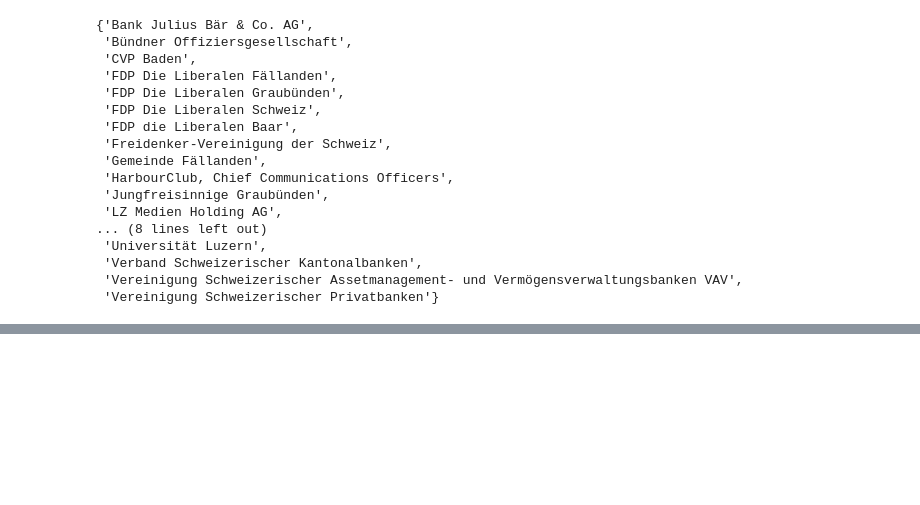
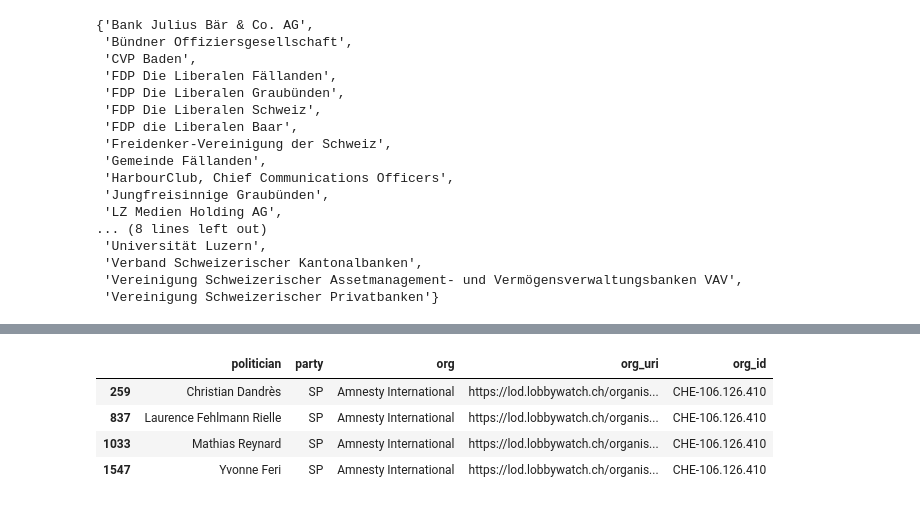
Before and after one commit to zazuko/lined-lobbysts, a Jupyter notebook: main.ipynb, the cells around one changed output, grey strips where cells are left out. Drawn from its saved outputs; the diff is of its cells as text; code cells hidden in the pictures; blank space fills up the shorter version.

```diff
--- a/main.ipynb
+++ b/main.ipynb
@@ -425,0 +469,8 @@ lobbysts.sort_values(by="total", ascending = False)[0:10]
+# %%
+indirect_influence[(indirect_influence["party"] == party) & (indirect_influence["org"] == company)]
+# %% [output]
+|  | politician | party | org | org_uri | org_id |
+| 259 | Christian Dandrès | SP | Amnesty International | https://lod.lobbywatch.ch/organis... | CHE-106.126.410 |
+| 837 | Laurence Fehlmann Rielle | SP | Amnesty International | https://lod.lobbywatch.ch/organis... | CHE-106.126.410 |
+| 1033 | Mathias Reynard | SP | Amnesty International | https://lod.lobbywatch.ch/organis... | CHE-106.126.410 |
+| 1547 | Yvonne Feri | SP | Amnesty International | https://lod.lobbywatch.ch/organis... | CHE-106.126.410 |
```
Also changed, not shown: parts of 8 cells of this notebook, 2 other files.
